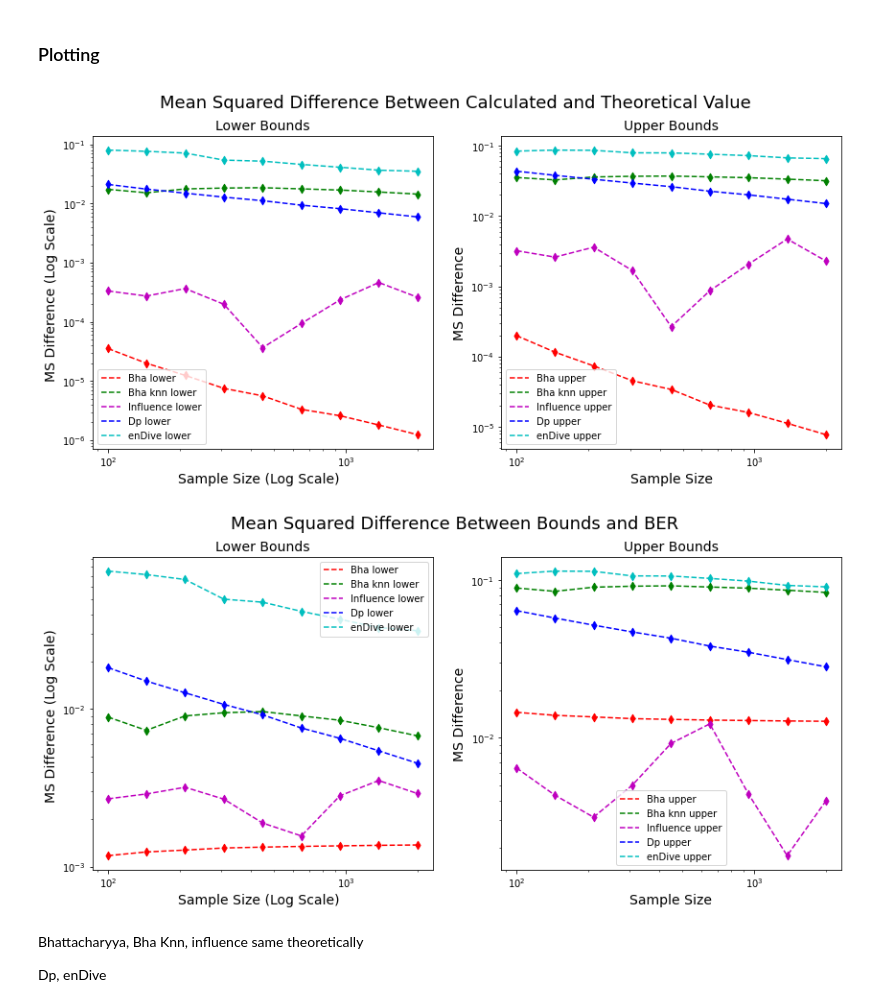
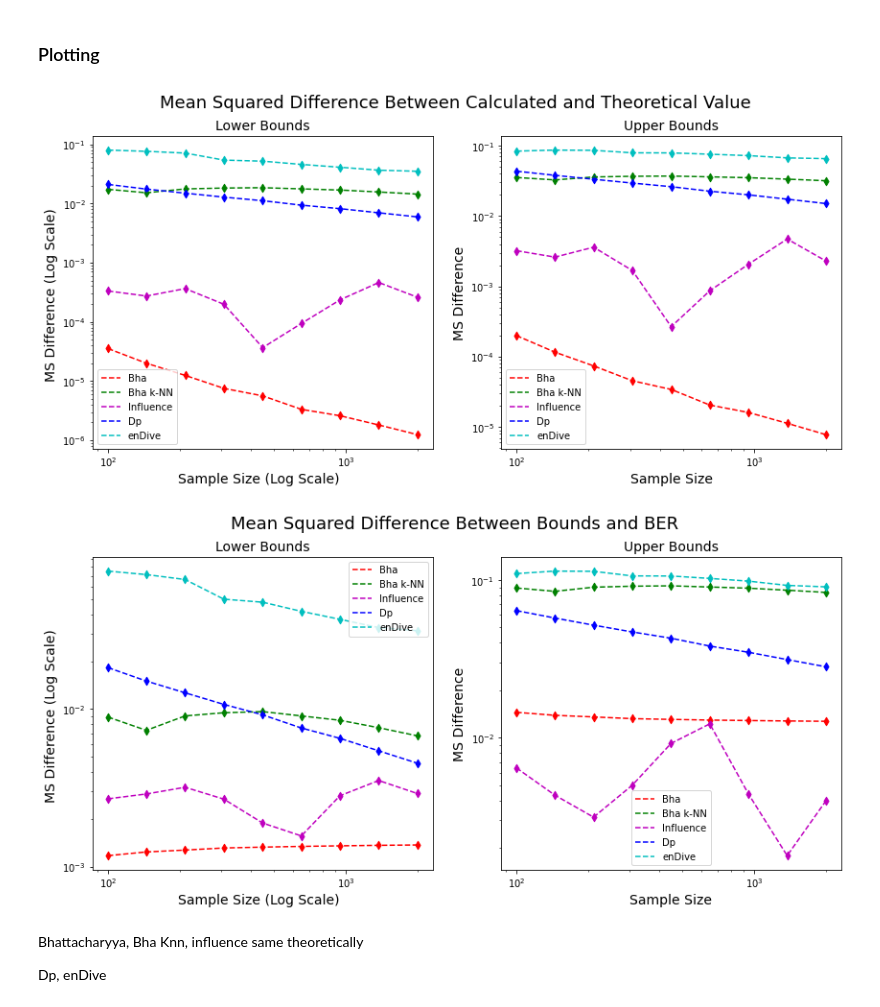
Before and after one commit to rj-may/BER_Bounds_Eval, a Jupyter notebook: alt_distr/normal_beta.ipynb, the cells around one changed output. Saved outputs shown, nothing was run; the diff lists cells and outputs as text; code cells hidden in the pictures.

```diff
--- a/alt_distr/normal_beta.ipynb
+++ b/alt_distr/normal_beta.ipynb
@@ -229,20 +229,20 @@ ax = axes[0]
 ax.set_xscale('log', base=10)
 ax.set_yscale('log', base=10)
 
-ax.plot(sample_sizes, lower_mse_Bha,'r--', label='Bha lower')
+ax.plot(sample_sizes, lower_mse_Bha,'r--', label='Bha')
 ax.scatter(sample_sizes, lower_mse_Bha, color = 'red', marker = 'd')
 
-ax.plot(sample_sizes, lower_mse_Bha_knn, color = 'green',linestyle="--",  label = "Bha knn lower")
+ax.plot(sample_sizes, lower_mse_Bha_knn, color = 'green',linestyle="--",  label = "Bha k-NN")
 ax.scatter(sample_sizes, lower_mse_Bha_knn, color = 'g', marker = 'd')
 
-ax.plot(sample_sizes, lower_mse_inf,  'm--', label='Influence lower')
+ax.plot(sample_sizes, lower_mse_inf,  'm--', label='Influence')
 ax.scatter(sample_sizes, lower_mse_inf,  color='m', marker='d')
 
-ax.plot(sample_sizes, lower_mse_DP,  'b--', label='Dp lower')
+ax.plot(sample_sizes, lower_mse_DP,  'b--', label='Dp')
 ax.scatter(sample_sizes, lower_mse_DP,  color='b', marker='d')
 
 
-ax.plot(sample_sizes, lower_mse_enDive,  'c--', label='enDive lower')
+ax.plot(sample_sizes, lower_mse_enDive,  'c--', label='enDive')
 ax.scatter(sample_sizes, lower_mse_enDive,  color='c', marker='d')
 
 ax.set_xlabel("Sample Size (Log Scale)  ", fontsize = fs)
@@ -256,40 +256,40 @@ ax.legend()
 ax = axes[1]
 
 ax.set_xscale('log', base=10)
 ax.set_yscale('log', base=10)
 
-ax.plot(sample_sizes, upper_mse_Bha,'r--', label='Bha upper')
+ax.plot(sample_sizes, upper_mse_Bha,'r--', label='Bha')
 ax.scatter(sample_sizes, upper_mse_Bha, color = 'red', marker = 'd')
 
 
-ax.plot(sample_sizes, upper_mse_Bha_knn, color = 'g',  linestyle  = "--", label = "Bha knn upper")
+ax.plot(sample_sizes, upper_mse_Bha_knn, color = 'g',  linestyle  = "--", label = "Bha k-NN")
 ax.scatter(sample_sizes, upper_mse_Bha_knn, color = 'g', marker = 'd')
 
-ax.plot(sample_sizes, upper_mse_inf,  'm--', label='Influence upper')
+ax.plot(sample_sizes, upper_mse_inf,  'm--', label='Influence')
 ax.scatter(sample_sizes, upper_mse_inf,  color='m', marker='d')
 
 
-ax.plot(sample_sizes, upper_mse_DP,  'b--', label='Dp upper')
+ax.plot(sample_sizes, upper_mse_DP,  'b--', label='Dp')
 ax.scatter(sample_sizes, upper_mse_DP,  color='b', marker='d')
 
 
-ax.plot(sample_sizes, upper_mse_enDive,  'c--', label='enDive upper')
+ax.plot(sample_sizes, upper_mse_enDive,  'c--', label='enDive')
 ax.scatter(sample_sizes, upper_mse_enDive,  color='c', marker='d')
 
 ax.set_xlabel("Sample Size", fontsize = fs)
 ax.set_ylabel("MS Difference", fontsize=fs)
 ax.set_title("Upper Bounds", fontsize = fs)
 
 ax.legend()
 
 # plt.savefig("log_test.png",facecolor=(1,1,1,1))
 # ax.set_xticks(sample_sizes)
 
 file_name = r"alt_distr/images/normal_beta_1.png"
-plt.savefig(file_name,facecolor=(1,1,1,1),  bbox_inches='tight', dpi= 600)
+plt.savefig(file_name,facecolor=(1,1,1,1),  bbox_inches='tight', dpi= 300)
 plt.show()
 # %% [output]
-[figure, old version]
+[figure, new version]
 # %%
 lower_mse_DP =mse_v2(BER, dp_l)
 upper_mse_DP = mse_v2(BER, dp_u)
@@ -317,20 +317,20 @@ ax = axes[0]
 ax.set_xscale('log', base=10)
 ax.set_yscale('log', base=10)
 
-ax.plot(sample_sizes, lower_mse_Bha,'r--', label='Bha lower')
+ax.plot(sample_sizes, lower_mse_Bha,'r--', label='Bha')
 ax.scatter(sample_sizes, lower_mse_Bha, color = 'red', marker = 'd')
 
-ax.plot(sample_sizes, lower_mse_Bha_knn, color = 'green',linestyle="--",  label = "Bha knn lower")
+ax.plot(sample_sizes, lower_mse_Bha_knn, color = 'green',linestyle="--",  label = "Bha k-NN")
 ax.scatter(sample_sizes, lower_mse_Bha_knn, color = 'g', marker = 'd')
 
-ax.plot(sample_sizes, lower_mse_inf,  'm--', label='Influence lower')
+ax.plot(sample_sizes, lower_mse_inf,  'm--', label='Influence')
 ax.scatter(sample_sizes, lower_mse_inf,  color='m', marker='d')
 
-ax.plot(sample_sizes, lower_mse_DP,  'b--', label='Dp lower')
+ax.plot(sample_sizes, lower_mse_DP,  'b--', label='Dp')
 ax.scatter(sample_sizes, lower_mse_DP,  color='b', marker='d')
 
 
-ax.plot(sample_sizes, lower_mse_enDive,  'c--', label='enDive lower')
+ax.plot(sample_sizes, lower_mse_enDive,  'c--', label='enDive')
 ax.scatter(sample_sizes, lower_mse_enDive,  color='c', marker='d')
 
 ax.set_xlabel("Sample Size (Log Scale)  ", fontsize = fs)
@@ -345,22 +345,22 @@ ax = axes[1]
 ax.set_xscale('log', base=10)
 ax.set_yscale('log', base=10)
 
-ax.plot(sample_sizes, upper_mse_Bha,'r--', label='Bha upper')
+ax.plot(sample_sizes, upper_mse_Bha,'r--', label='Bha')
 ax.scatter(sample_sizes, upper_mse_Bha, color = 'red', marker = 'd')
 
 
-ax.plot(sample_sizes, upper_mse_Bha_knn, color = 'g',  linestyle  = "--", label = "Bha knn upper")
+ax.plot(sample_sizes, upper_mse_Bha_knn, color = 'g',  linestyle  = "--", label = "Bha k-NN")
 ax.scatter(sample_sizes, upper_mse_Bha_knn, color = 'g', marker = 'd')
 
-ax.plot(sample_sizes, upper_mse_inf,  'm--', label='Influence upper')
+ax.plot(sample_sizes, upper_mse_inf,  'm--', label='Influence')
 ax.scatter(sample_sizes, upper_mse_inf,  color='m', marker='d')
 
 
-ax.plot(sample_sizes, upper_mse_DP,  'b--', label='Dp upper')
+ax.plot(sample_sizes, upper_mse_DP,  'b--', label='Dp')
 ax.scatter(sample_sizes, upper_mse_DP,  color='b', marker='d')
 
 
-ax.plot(sample_sizes, upper_mse_enDive,  'c--', label='enDive upper')
+ax.plot(sample_sizes, upper_mse_enDive,  'c--', label='enDive')
 ax.scatter(sample_sizes, upper_mse_enDive,  color='c', marker='d')
 
 ax.set_xlabel("Sample Size", fontsize = fs)
@@ -373,10 +373,10 @@ ax.legend()
 # ax.set_xticks(sample_sizes)
 
 file_name = r"alt_distr/images/normal_beta_2.png"
-plt.savefig(file_name,facecolor=(1,1,1,1),  bbox_inches='tight', dpi= 600)
+plt.savefig(file_name,facecolor=(1,1,1,1),  bbox_inches='tight', dpi= 300)
 plt.show()
 # %% [output]
-[figure, old version]
+[figure, new version]
 # %% [markdown]
 Bhattacharyya, Bha Knn, influence same theoretically
 
```
Also changed, not shown: parts of 1 cell of this notebook, 3 other files.
